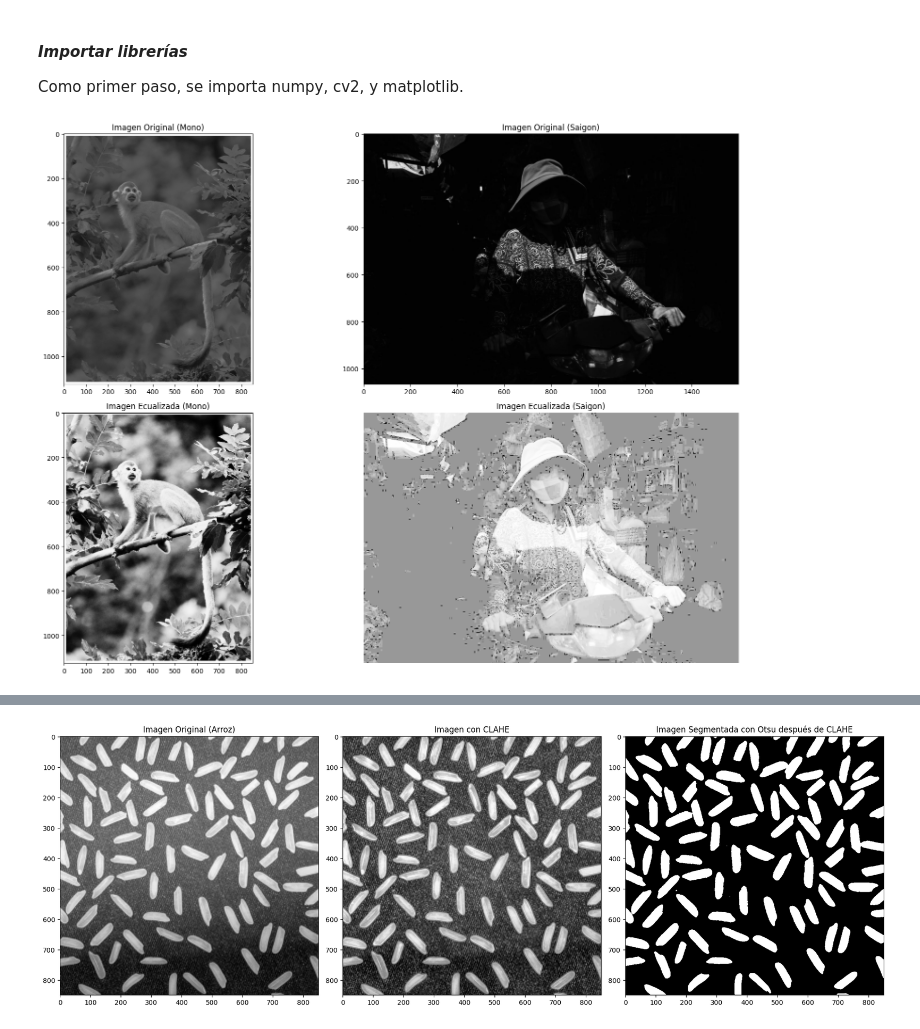
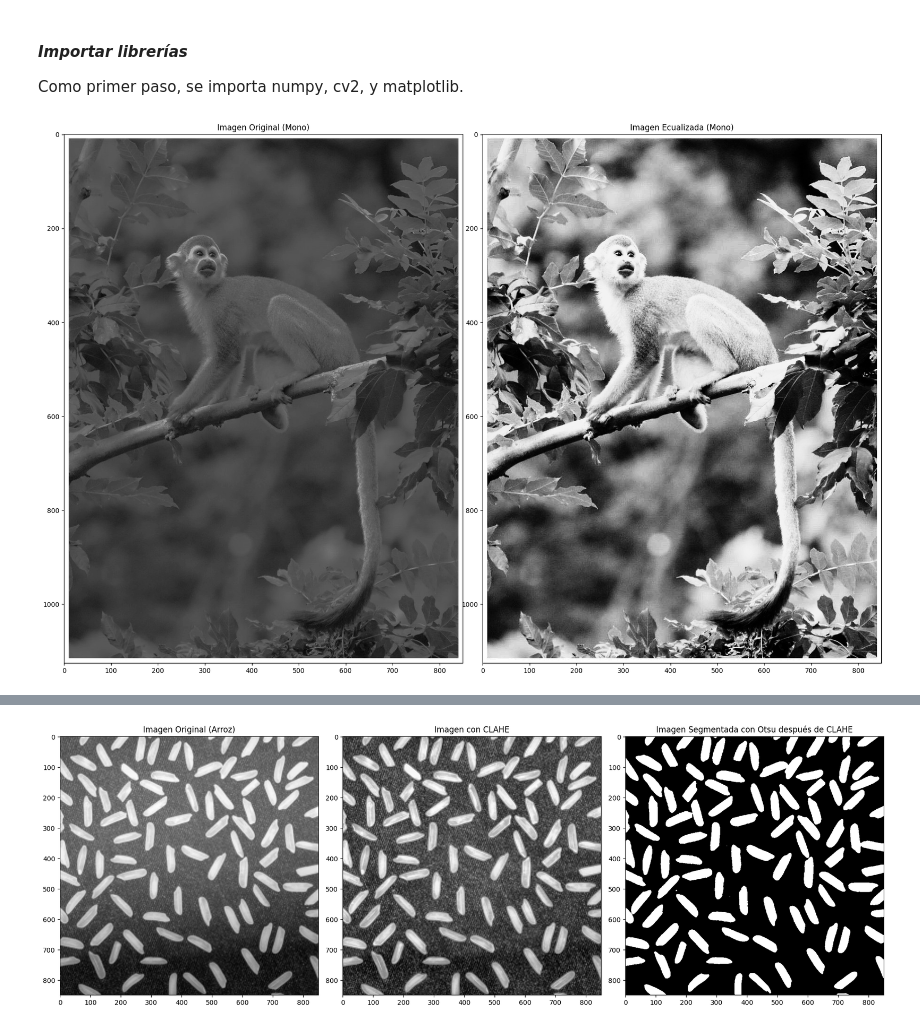
Before and after one commit to stefanoaragoni/computerVision_lista01, a Jupyter notebook: Lista01_Ejercicio6.ipynb, the cells around one changed output, grey strips where cells are left out. Saved outputs shown, nothing was run; the diff lists cells and outputs as text; code cells hidden in the pictures.

```diff
--- a/Lista01_Ejercicio6.ipynb
+++ b/Lista01_Ejercicio6.ipynb
@@ -48,24 +47,22 @@ else:
 # %%
 # Ecualización de histograma para mejorar el contraste
 equalized_monkey = cv2.equalizeHist(monkey_img)
 equalized_saigon = cv2.equalizeHist(saigon_img)
 
-# Mostrar las imágenes originales y las imágenes ecualizadas
-fig, axs = plt.subplots(2, 2, figsize=(18, 12))
-axs[0, 0].imshow(monkey_img, cmap='gray')
-axs[0, 0].set_title('Imagen Original (Mono)')
-axs[0, 1].imshow(saigon_img, cmap='gray')
-axs[0, 1].set_title('Imagen Original (Saigon)')
+# Crear las subplots
+fig, axs = plt.subplots(1, 2, figsize=(18, 12))  # Asegúrate de que la configuración de subplots sea correcta
+axs[0].imshow(monkey_img, cmap='gray')
+axs[0].set_title('Imagen Original (Mono)')
+axs[1].imshow(equalized_monkey, cmap='gray')
+axs[1].set_title('Imagen Ecualizada (Mono)')
 
-axs[1, 0].imshow(equalized_monkey, cmap='gray')
-axs[1, 0].set_title('Imagen Ecualizada (Mono)')
-axs[1, 1].imshow(equalized_saigon, cmap='gray')
-axs[1, 1].set_title('Imagen Ecualizada (Saigon)')
+# Ajustar los márgenes de las subplots
+plt.subplots_adjust(bottom=0.2)  # Ajusta este valor según sea necesario
 
-# Dejamos el último espacio en blanco por ahora
-axs[1, 1].axis('off')
+# Asegurarse de que el layout sea ajustado correctamente
+plt.tight_layout()
 
-plt.tight_layout()
+# Mostrar las imágenes
 plt.show()
 # %% [output]
-[figure, old version]
+[figure, new version]
```
Also changed, not shown: parts of 3 cells of this notebook, 1 other file.
